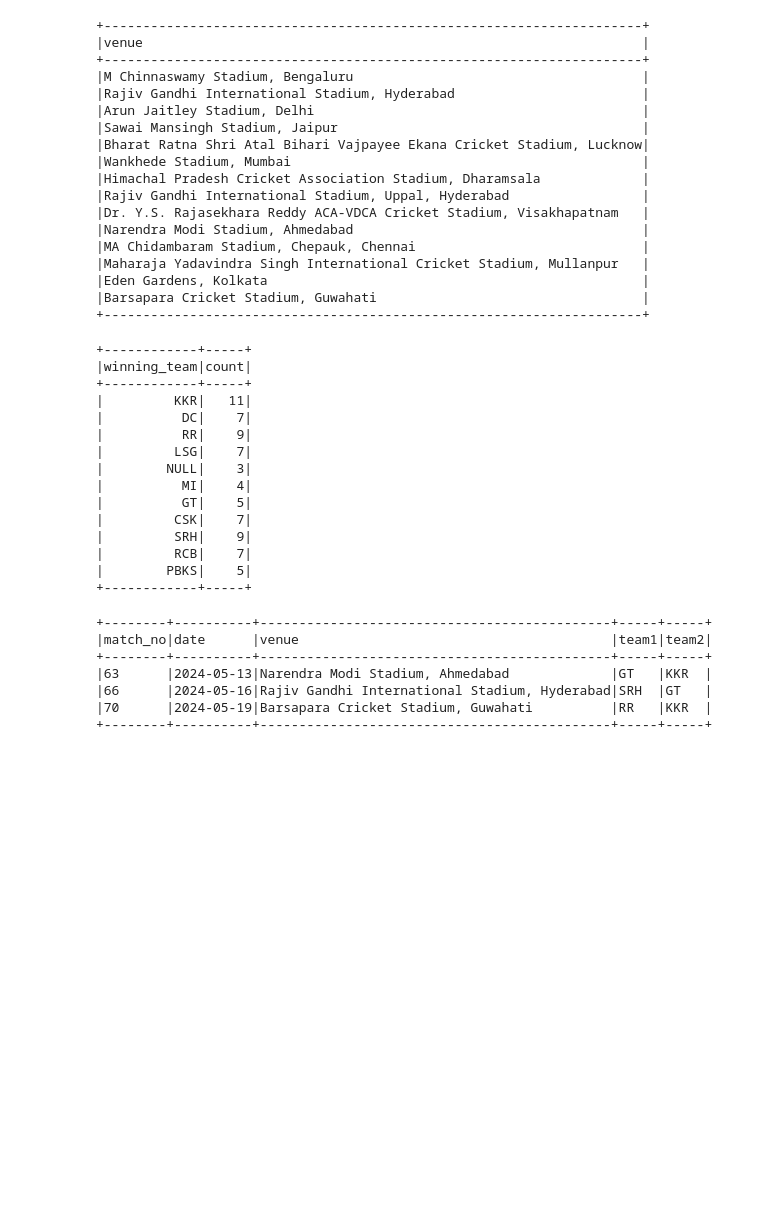
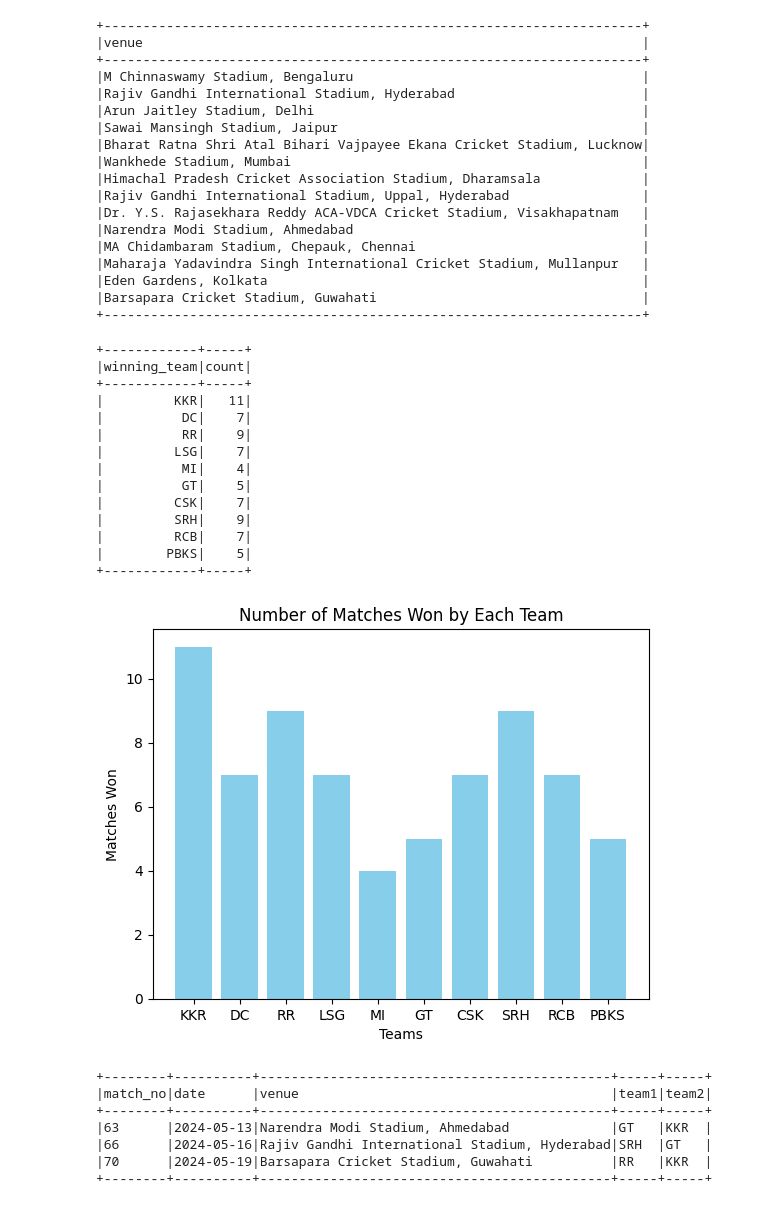
Before and after one commit to Ajuwin/IPL-2024-Cricket-Analytics, a Jupyter notebook: IPL_2024_Analysis.ipynb, the cells around one changed output. Drawn from its saved outputs; the diff is of its cells as text; code cells hidden in the pictures; blank space fills up the shorter version.

Commit message:
Include visualizations for the insights

```diff
--- a/IPL_2024_Analysis.ipynb
+++ b/IPL_2024_Analysis.ipynb
@@ -224,24 +226,39 @@ venue_df.show(truncate=False)
 # %%
 # Find the number of matches won by each team.
 
-no_of_match_won_df = match_df.select(col("winning_team")).groupBy("winning_team").count()
+no_of_match_won_df = (
+    match_df.select(col("winning_team"))
+    .filter(col("winning_team").isNotNull())
+    .groupBy("winning_team").count()
+)
 no_of_match_won_df.show()
+
+no_of_match_won_df= no_of_match_won_df.toPandas()
+
+x = no_of_match_won_df["winning_team"]
+y = no_of_match_won_df["count"]
+
+plt.bar(x, y, color="skyblue")
+plt.xlabel("Teams")
+plt.ylabel("Matches Won")
+plt.title("Number of Matches Won by Each Team")
+plt.show()
 # %% [output]
 +------------+-----+
 |winning_team|count|
 +------------+-----+
 |         KKR|   11|
 |          DC|    7|
 |          RR|    9|
 |         LSG|    7|
-|        NULL|    3|
 |          MI|    4|
 |          GT|    5|
 |         CSK|    7|
 |         SRH|    9|
 |         RCB|    7|
 |        PBKS|    5|
 +------------+-----+
+[figure, added]
 # %%
 # Find the number of matches with no result
 
```
Also changed, not shown: parts of 7 cells of this notebook.
